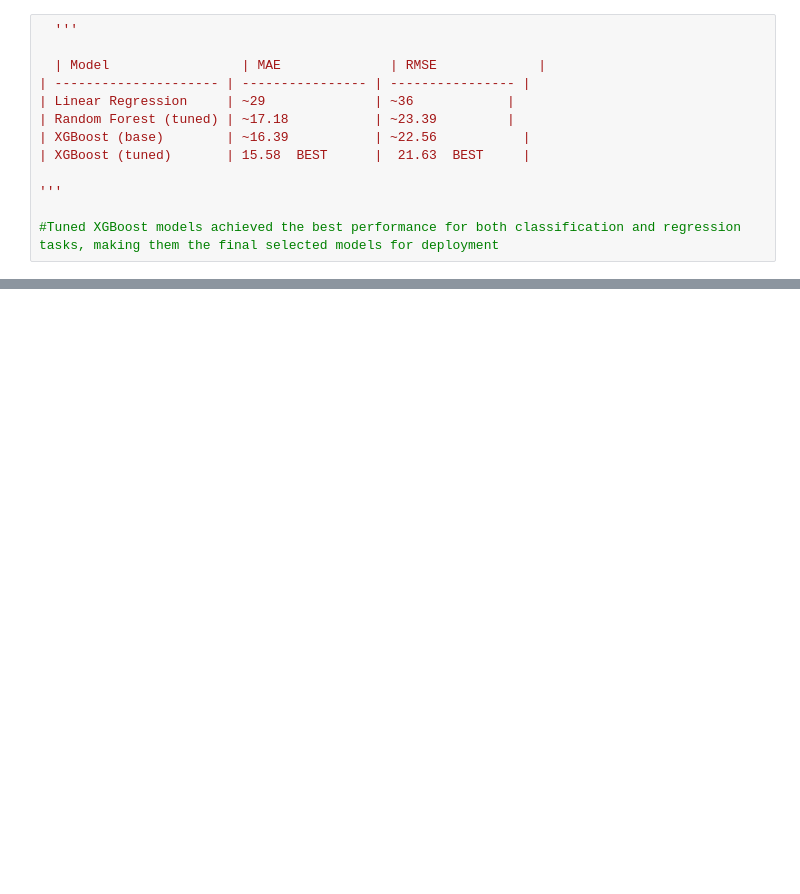
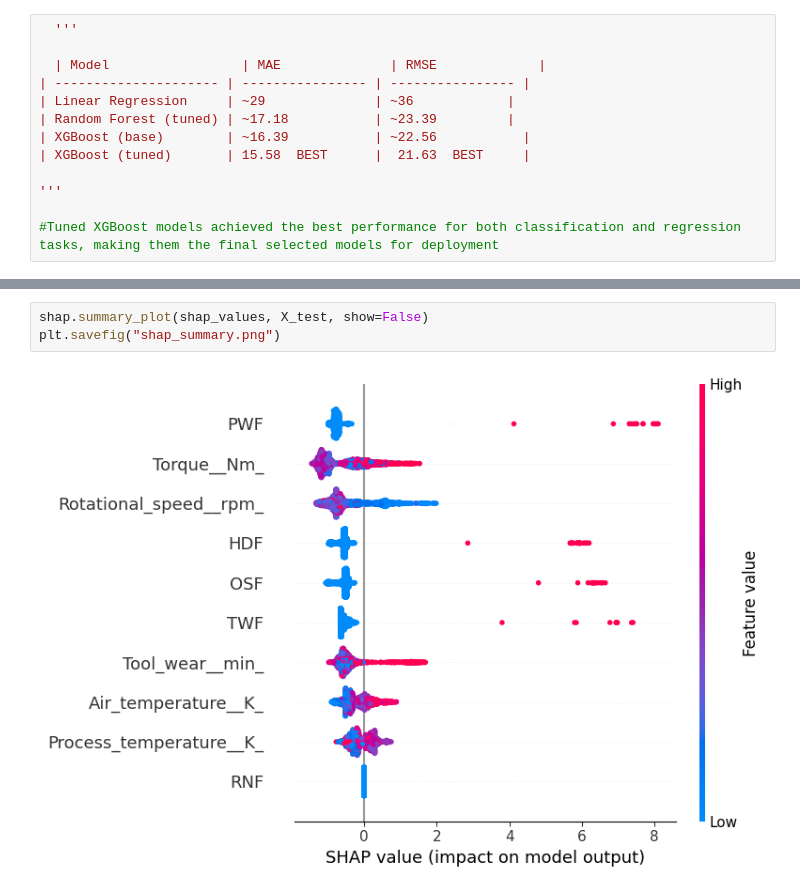
Before and after one commit to mprasadpv/predictive-maintenance-ml, a Jupyter notebook: notebooks/baseline_models.ipynb, the cells around one changed output, grey strips where cells are left out. Saved outputs shown, nothing was run; the diff lists cells and outputs as text; blank space fills up the shorter version.

```diff
--- a/notebooks/baseline_models.ipynb
+++ b/notebooks/baseline_models.ipynb
@@ -634,0 +726,5 @@ plt.show()
+# %%
+shap.summary_plot(shap_values, X_test, show=False)
+plt.savefig("shap_summary.png")
+# %% [output]
+[figure, added]
```
Also changed, not shown: parts of 12 cells of this notebook.
